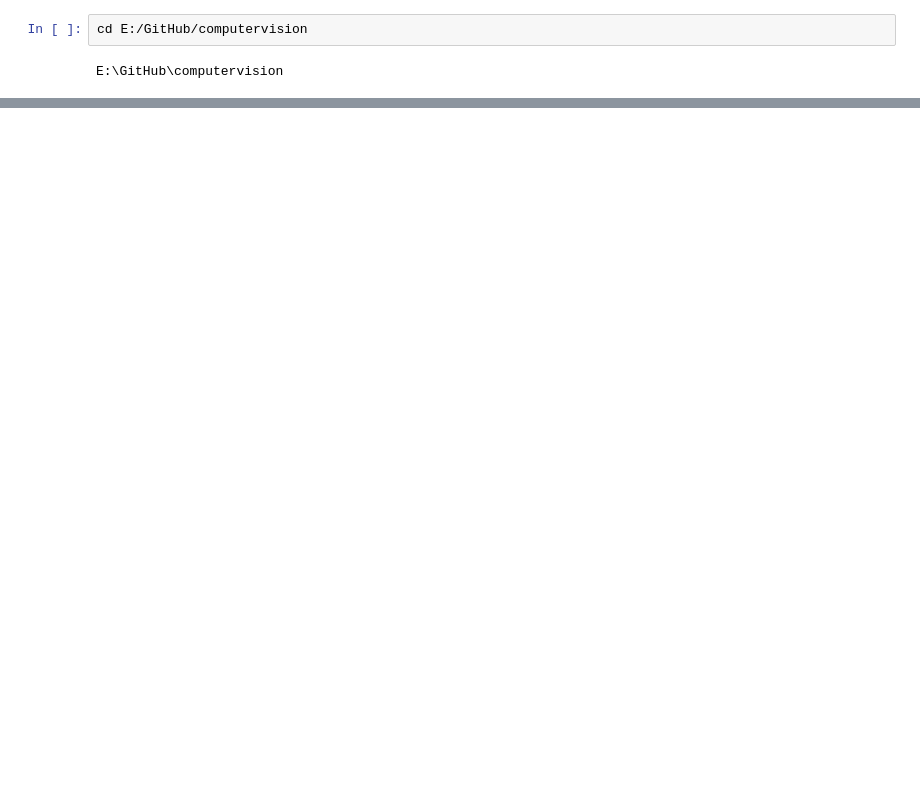
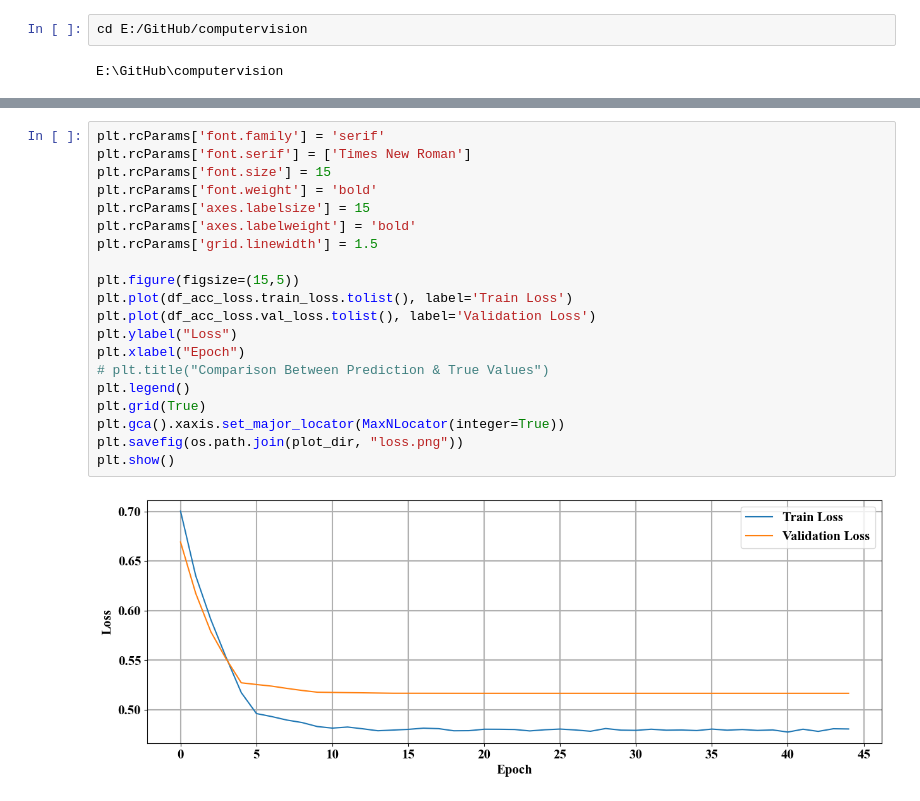
Before and after one commit to afego/computervision, a Jupyter notebook: notebooks/Statistical Analysis.ipynb, the cells around one changed output, grey strips where cells are left out. Drawn from its saved outputs; the diff is of its cells as text; blank space fills up the shorter version.

```diff
--- a/notebooks/Statistical Analysis.ipynb
+++ b/notebooks/Statistical Analysis.ipynb
@@ -107,0 +273,22 @@ df.sort_values(['ACC'])
+# %%
+plt.rcParams['font.family'] = 'serif'
+plt.rcParams['font.serif'] = ['Times New Roman']
+plt.rcParams['font.size'] = 15
+plt.rcParams['font.weight'] = 'bold'
+plt.rcParams['axes.labelsize'] = 15
+plt.rcParams['axes.labelweight'] = 'bold'
+plt.rcParams['grid.linewidth'] = 1.5
+
+plt.figure(figsize=(15,5))
+plt.plot(df_acc_loss.train_loss.tolist(), label='Train Loss')
+plt.plot(df_acc_loss.val_loss.tolist(), label='Validation Loss')
+plt.ylabel("Loss")
+plt.xlabel("Epoch")
+# plt.title("Comparison Between Prediction & True Values")
+plt.legend()
+plt.grid(True)
+plt.gca().xaxis.set_major_locator(MaxNLocator(integer=True))
+plt.savefig(os.path.join(plot_dir, "loss.png"))
+plt.show()
+# %% [output]
+[figure, added]
```
Also changed, not shown: parts of 35 cells of this notebook.
